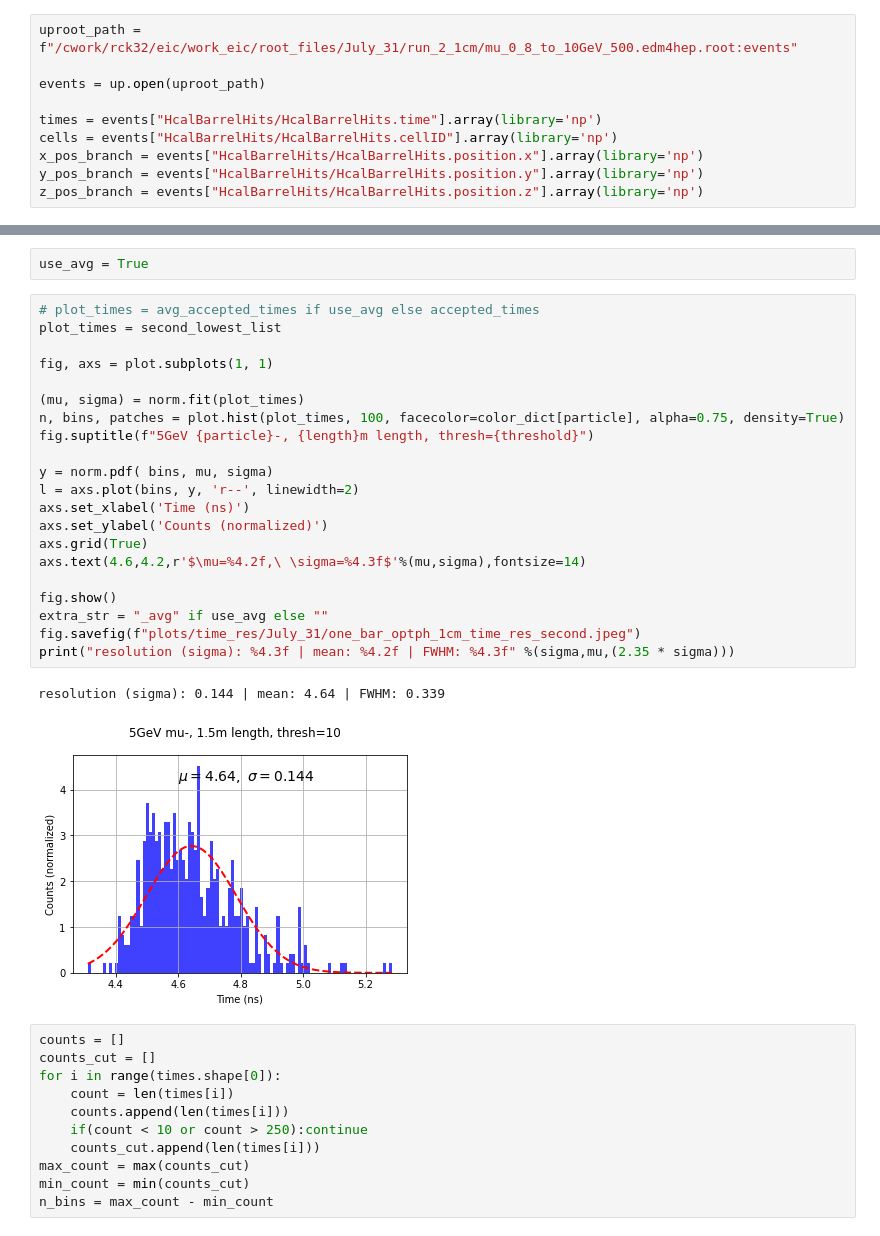
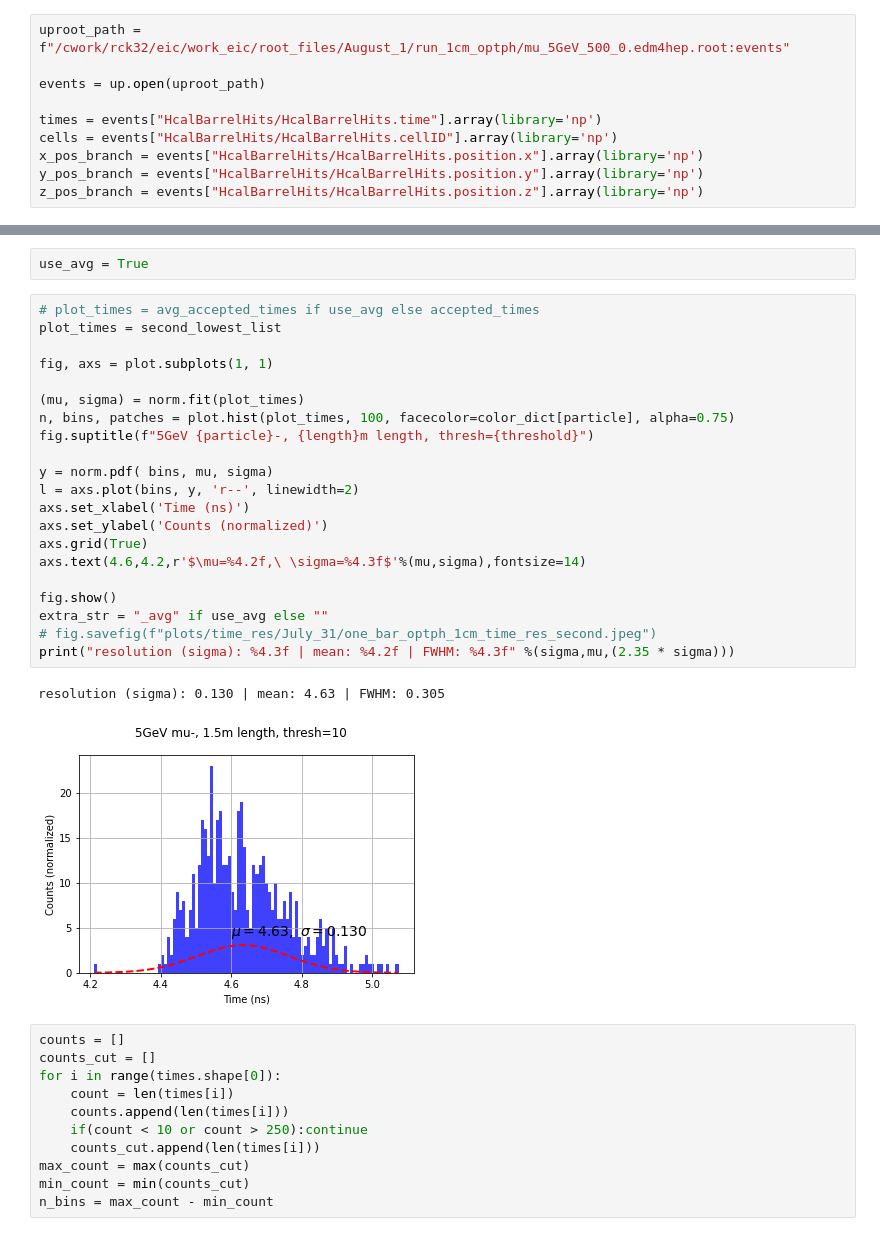
Before and after one commit to RowanKell/work_eic, a Jupyter notebook: macros/Timing_estimation/time_resolution.ipynb, the cells around one changed output, grey strips where cells are left out. Drawn from its saved outputs; the diff is of its cells as text.

```diff
--- a/macros/Timing_estimation/time_resolution.ipynb
+++ b/macros/Timing_estimation/time_resolution.ipynb
@@ -24,7 +24,7 @@ color_dict = {
 # %% [markdown]
 #### Nest, open the root file with uproot and save the times to a Numpy Array
 # %%
-uproot_path = f"/cwork/rck32/eic/work_eic/root_files/July_31/run_2_1cm/mu_0_8_to_10GeV_500.edm4hep.root:events"
+uproot_path = f"/cwork/rck32/eic/work_eic/root_files/August_1/run_1cm_optph/mu_5GeV_500_0.edm4hep.root:events"
 
 events = up.open(uproot_path)
 
@@ -95,27 +95,27 @@ use_avg = True
 # %%
 # plot_times = avg_accepted_times if use_avg else accepted_times
 plot_times = second_lowest_list
 
 fig, axs = plot.subplots(1, 1)
 
 (mu, sigma) = norm.fit(plot_times)
-n, bins, patches = plot.hist(plot_times, 100, facecolor=color_dict[particle], alpha=0.75, density=True)
+n, bins, patches = plot.hist(plot_times, 100, facecolor=color_dict[particle], alpha=0.75)
 fig.suptitle(f"5GeV {particle}-, {length}m length, thresh={threshold}")
 
 y = norm.pdf( bins, mu, sigma)
 l = axs.plot(bins, y, 'r--', linewidth=2)
 axs.set_xlabel('Time (ns)')
 axs.set_ylabel('Counts (normalized)')
 axs.grid(True)
 axs.text(4.6,4.2,r'$\mu=%4.2f,\ \sigma=%4.3f$'%(mu,sigma),fontsize=14)
 
 fig.show()
 extra_str = "_avg" if use_avg else ""
-fig.savefig(f"plots/time_res/July_31/one_bar_optph_1cm_time_res_second.jpeg")
+# fig.savefig(f"plots/time_res/July_31/one_bar_optph_1cm_time_res_second.jpeg")
 print("resolution (sigma): %4.3f | mean: %4.2f | FWHM: %4.3f" %(sigma,mu,(2.35 * sigma)))
 # %% [output]
-resolution (sigma): 0.144 | mean: 4.64 | FWHM: 0.339
+resolution (sigma): 0.130 | mean: 4.63 | FWHM: 0.305
-[figure, old version]
+[figure, new version]
 # %%
 counts = []
 counts_cut = []
```
Also changed, not shown: parts of 1 cell of this notebook, 6 other files.
